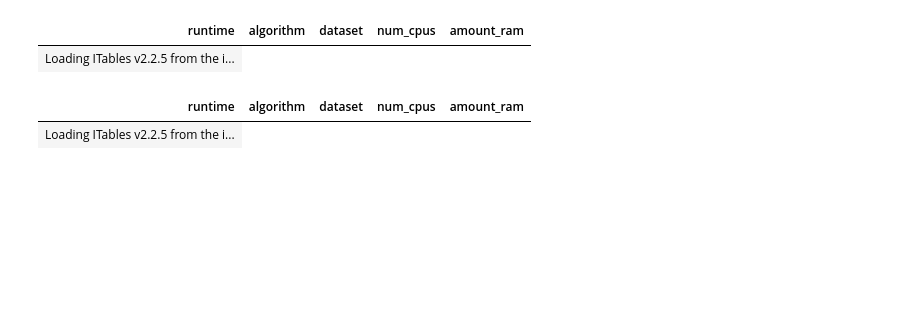
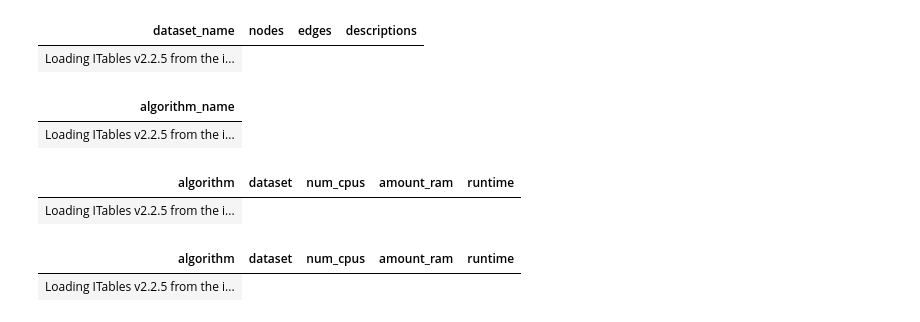
Before and after one commit to njhuey/cs214-graphchi, a Jupyter notebook: plots.ipynb, the cells around one changed output. Cells and saved outputs as stored; diff of their text form; code cells hidden in the pictures; blank space fills up the shorter version.

Commit message:
Perform final analysis for GraphChi

```diff
--- a/plots.ipynb
+++ b/plots.ipynb
@@ -3,0 +9,3 @@ from itables import show
+# %%
+final_results = pd.read_parquet("./final_metrics/final_results.parquet")
+show(final_results)
@@ -15,19 +147,36 @@ show(all_metrics)
+# %%
+datasets = pd.DataFrame({"dataset_name": ['ego-Facebook', 'soc-Epinions1', 'web-Google'], 'nodes': [4039, 75879, 875713], 'edges': [88234, 508837, 5105039], 'descriptions': [
+    "Social circles from Facebook",
+    "Who-trusts-whom network of Epinions.com",
+    "Web graph from Google",
+]})
+show(datasets)
+# %% [output]
+| dataset_name | nodes | edges | descriptions |
+| Loading ITables v2.2.5 from the i... |
+# %%
+algorithms = pd.DataFrame({"algorithm_name": ['Pagerank', "Connected Components", 'Triangle Counting']})
+show(algorithms)
+# %% [output]
+| algorithm_name |
+| Loading ITables v2.2.5 from the i... |
 # %%
-significant_metrics = conn.query("""
-SELECT runtime, algorithm, dataset, num_cpus, amount_ram
-FROM all_metrics;
+graphchi_compare = conn.query("""
+SELECT algorithm, dataset, num_cpus, amount_ram, CAST(runtime AS FLOAT) AS runtime
+FROM final_results
+WHERE dataset = 'epinions1' AND num_cpus = 2
 """).df()
-show(significant_metrics)
+show(graphchi_compare)
 # %% [output]
-| runtime | algorithm | dataset | num_cpus | amount_ram |
+| algorithm | dataset | num_cpus | amount_ram | runtime |
 | Loading ITables v2.2.5 from the i... |
 # %%
-pagerank_facebook = conn.query("""
-SELECT *
-FROM significant_metrics
-WHERE dataset = 'google' AND algorithm = 'connectedcomponents';
+graphchi_compare = conn.query("""
+SELECT algorithm, dataset, num_cpus, amount_ram, CAST(runtime AS FLOAT) AS runtime
+FROM final_results
+WHERE dataset = 'epinions1' AND algorithm = 'pagerank'
 """).df()
-show(pagerank_facebook)
+show(graphchi_compare)
 # %% [output]
-| runtime | algorithm | dataset | num_cpus | amount_ram |
+| algorithm | dataset | num_cpus | amount_ram | runtime |
 | Loading ITables v2.2.5 from the i... |
```
Also changed, not shown: parts of 16 cells of this notebook.
